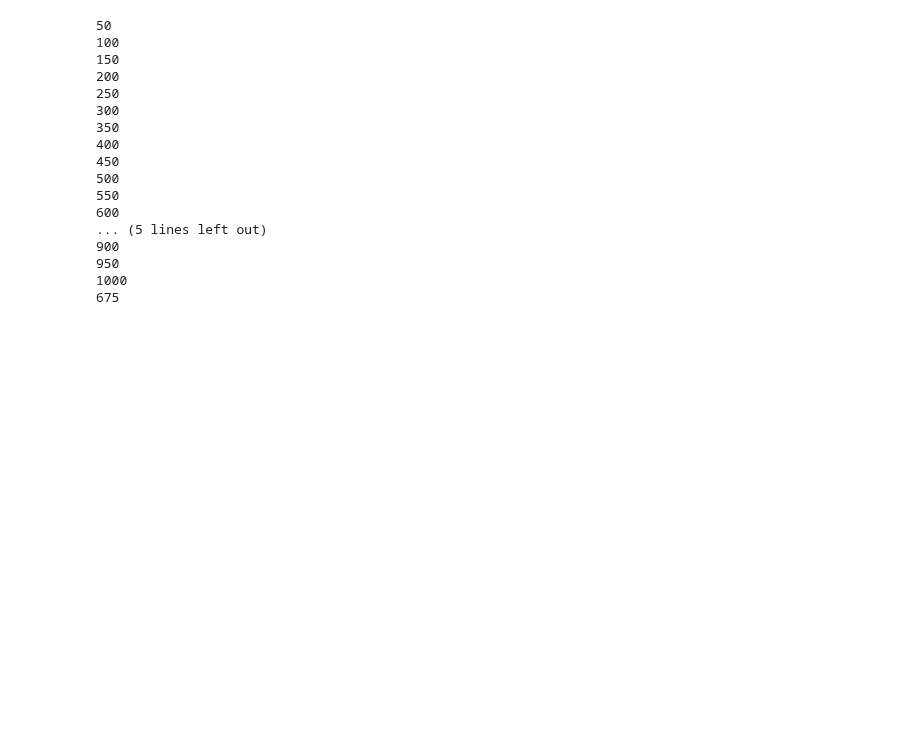
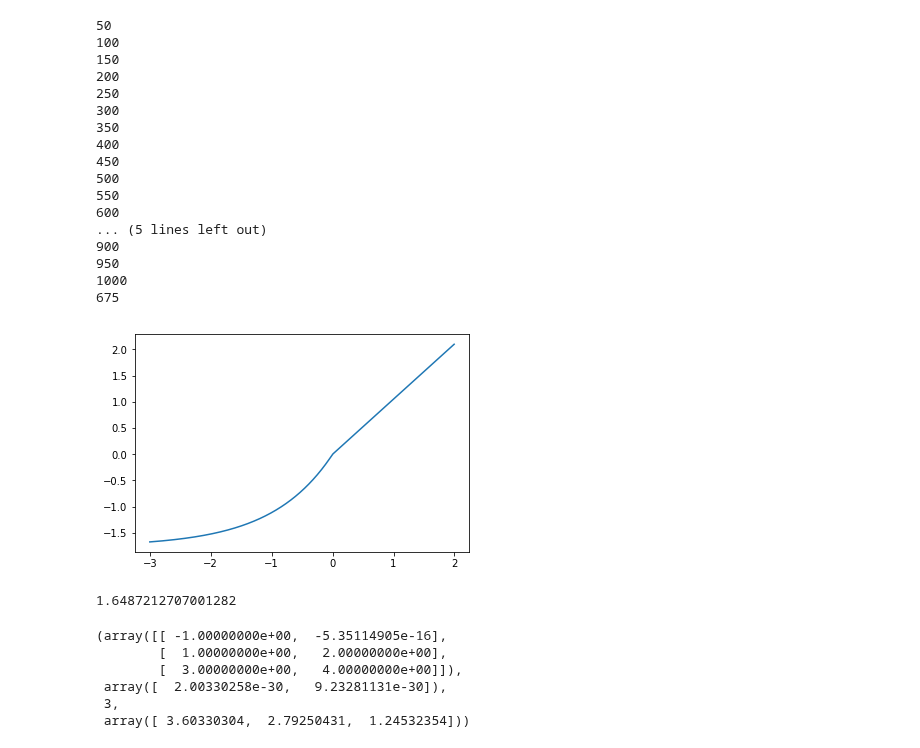
Before and after one commit to Dogiko/Machine-Learning, a Jupyter notebook: Neural-Network.ipynb, the cells around one changed output. Saved outputs shown, nothing was run; the diff lists cells and outputs as text; code cells hidden in the pictures; blank space fills up the shorter version.

```diff
--- a/Neural-Network.ipynb
+++ b/Neural-Network.ipynb
@@ -686,3 +724,16 @@ print(counter)
 950
 1000
 675
+# %%
+foo = Selu()
+# %%
+cor = (np.arange(1000)/200)- 3
+# %%
+plt.plot(cor, foo.trans(cor))
+plt.show()
+# %% [output]
+[figure, added]
+# %%
+np.exp(0.5)
+# %% [output]
+1.6487212707001282
@@ -688,0 +744,9 @@ print(counter)
+# %%
+np.linalg.lstsq(X,Y)
+# %% [output]
+(array([[ -1.00000000e+00,  -5.35114905e-16],
+        [  1.00000000e+00,   2.00000000e+00],
+        [  3.00000000e+00,   4.00000000e+00]]),
+ array([  2.00330258e-30,   9.23281131e-30]),
+ 3,
+ array([ 3.60330304,  2.79250431,  1.24532354]))
```
Also changed, not shown: parts of 9 cells of this notebook.
